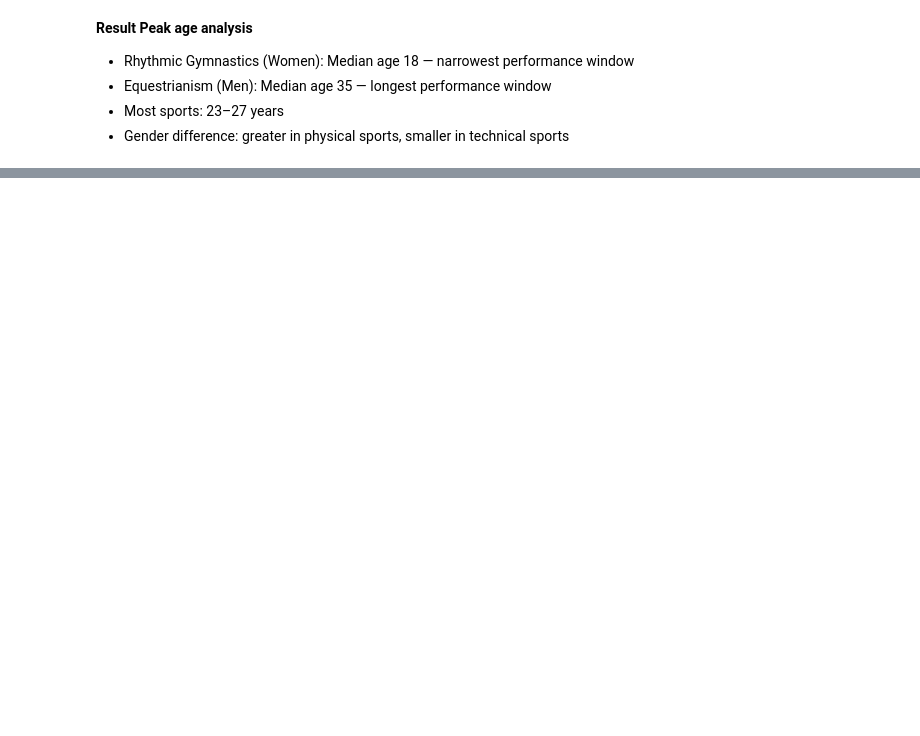
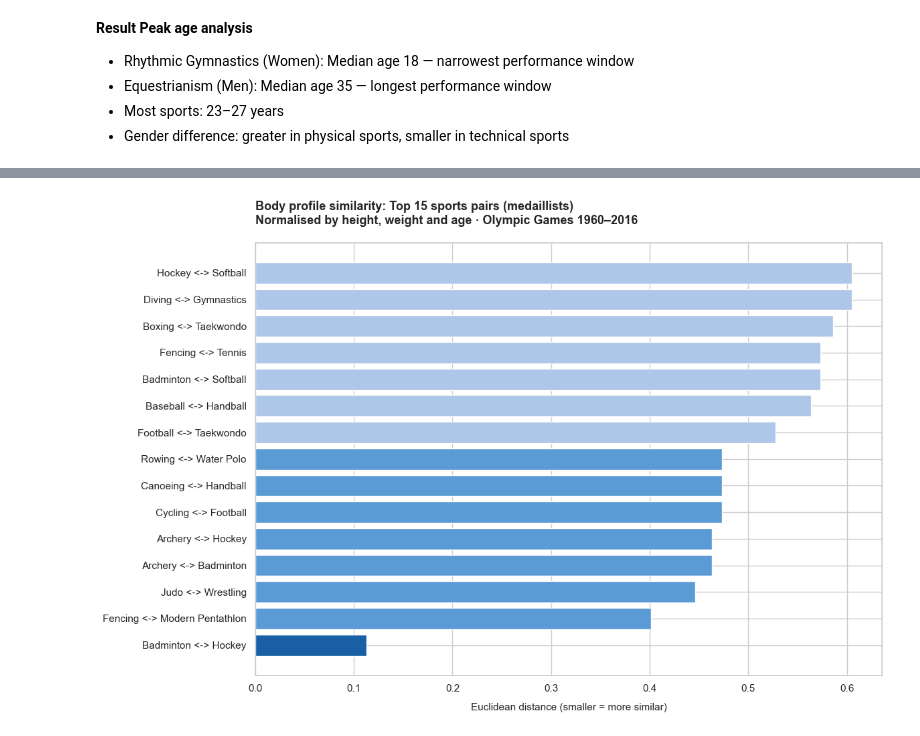
Before and after one commit to andre-janssen/olympic-athlete-analytics, a Jupyter notebook: analysis/olympics_analysis.ipynb, the cells around one changed output, grey strips where cells are left out. Saved outputs shown, nothing was run; the diff lists cells and outputs as text; code cells hidden in the pictures; blank space fills up the shorter version.

```diff
--- a/analysis/olympics_analysis.ipynb
+++ b/analysis/olympics_analysis.ipynb
@@ -249,0 +273,8 @@ plt.show()
+# %%
+# Scale normalisation is required
+
+from sklearn.preprocessing import StandardScaler
+
+scaler = StandardScaler()
+
+features_scaled = scaler.fit_transform(sport_profiles[['median_height', 'median_weight', 'median_age']])
@@ -249,0 +313,18 @@ plt.show()
+# %%
+# Identify pairs with high similarity
+
+pairs = []
+sports_list = sport_profiles['sport'].values
+
+for i, s1 in enumerate(sports_list):
+    for j, s2 in enumerate(sports_list):
+        if i < j:
+            pairs.append({
+                'sport_A': s1,
+                'sport_B': s2,
+                'distance': dist_matrix[i, j]
+            })
+
+pairs_df = pd.DataFrame(pairs).sort_values('distance').reset_index(drop=True)
+
+print(pairs_df.head(15))
@@ -249,0 +348,21 @@ plt.show()
+# %%
+# Vizualize similar sport pairs
+
+top_pairs_df = pairs_df.head(15).copy()
+top_pairs_df['label'] = pairs_df['sport_A'] + " <-> " + pairs_df['sport_B']
+
+fig, ax = plt.subplots(figsize=(12, 8))
+
+colors = ['#185FA5' if d < 0.3 else '#5B9BD5' if d < 0.5 else '#AEC6E8' for d in top_pairs_df['distance']]
+
+ax.barh(top_pairs_df['label'], top_pairs_df['distance'], color=colors, label='Distance')
+
+ax.set_xlabel("Euclidean distance (smaller = more similar)", fontsize=11, labelpad=10)
+ax.set_title("Body profile similarity: Top 15 sports pairs (medaillists)\n"
+             "Normalised by height, weight and age · Olympic Games 1960–2016",
+             fontsize=13, fontweight='bold', loc='left', pad=20)
+
+plt.tight_layout()
+plt.show()
+# %% [output]
+[figure, added]
```
Also changed, not shown: parts of 14 cells of this notebook, 2 other files.
